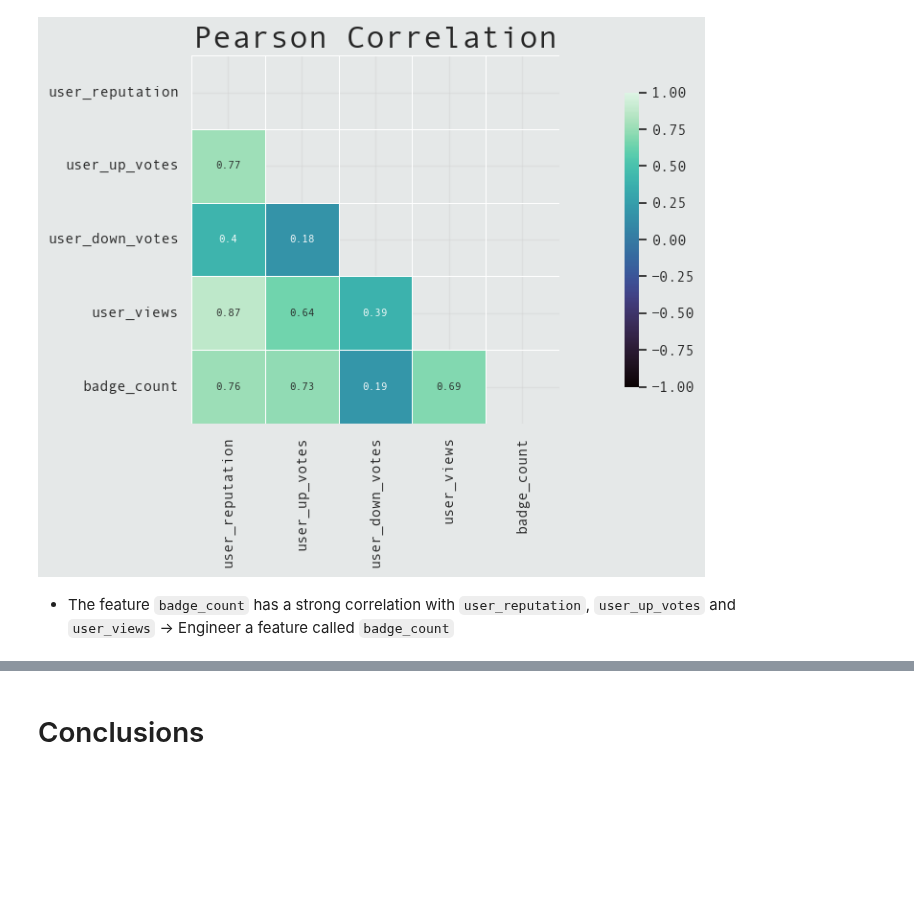
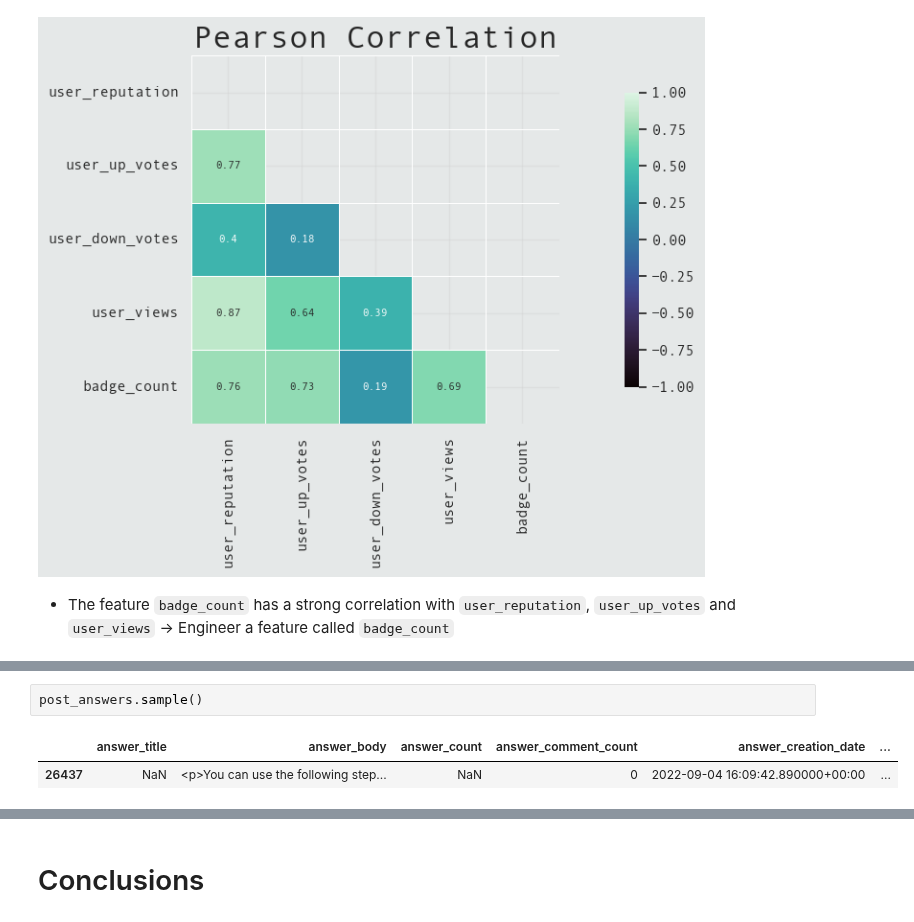
Before and after one commit to Volscente/DruidicGroveAI, a Jupyter notebook: notebooks/stackoverflow/eda/stackoverflow_eda.ipynb, the cells around one changed output, grey strips where cells are left out. Saved outputs shown, nothing was run; the diff lists cells and outputs as text; blank space fills up the shorter version.

```diff
--- a/notebooks/stackoverflow/eda/stackoverflow_eda.ipynb
+++ b/notebooks/stackoverflow/eda/stackoverflow_eda.ipynb
@@ -576,0 +602,5 @@ plt.tight_layout()
+# %%
+post_answers.sample()
+# %% [output]
+|  | answer_title | answer_body | answer_count | answer_comment_count | answer_creation_date | ... |
+| 26437 | NaN | <p>You can use the following step... | NaN | 0 | 2022-09-04 16:09:42.890000+00:00 | ... |
```
Also changed, not shown: parts of 8 cells of this notebook.
